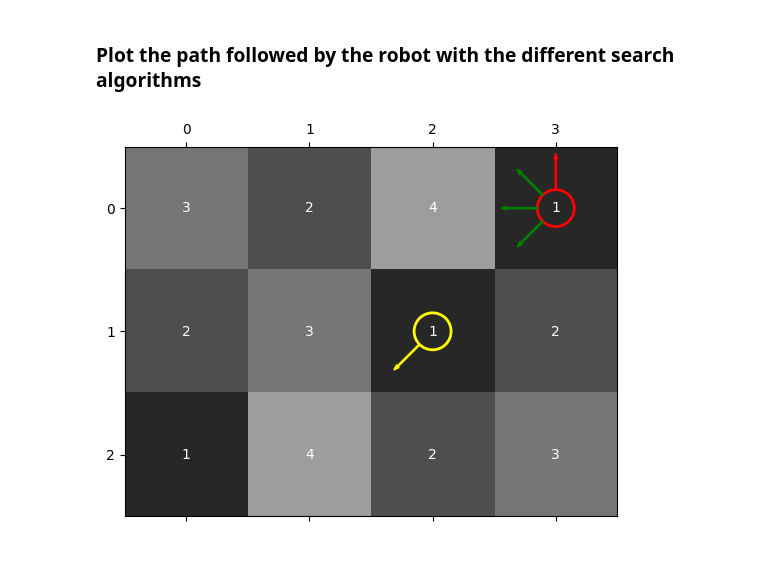
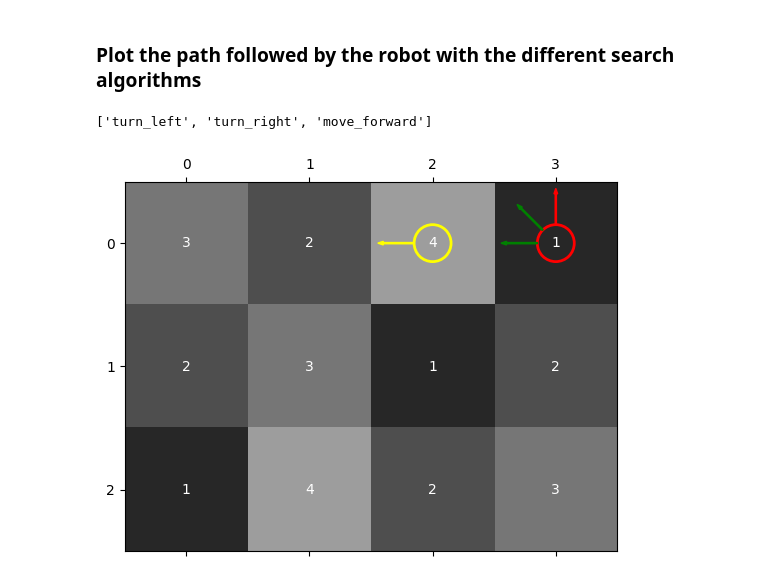
Before and after one commit to antongomez/AIF_P1_SearchAlgorithms, a Jupyter notebook: p1_search.ipynb, the cells around one changed output. Cells and saved outputs as stored; diff of their text form; code cells hidden in the pictures.

Commit message:
Fix actions bug, add atributes in node to print explored nodes and nodes in frontier

```diff
--- a/p1_search.ipynb
+++ b/p1_search.ipynb
@@ -54,7 +54,7 @@ class MinningProblem(Problem):
 
     def is_valid_state(self, state):
         """Check that the given state is a possible state given a board with rows and columns."""
-        return all(x > 0 for x in state) and state[0] < self.rows and state[1] < self.columns and state[2] < 8
+        return all(x >= 0 for x in state) and state[0] < self.rows and state[1] < self.columns and state[2] < 8
 
     def actions(self, state):
         """Return the possible movements of the robot given a state"""
@@ -386,15 +393,23 @@ States: [(0, 0, 0), (0, 0, 2), (0, 1, 2), (0, 1, 3), (1, 2, 3), (2, 3, 3)]
 [figure]
 # %% [markdown]
 ### Plot the path followed by the robot with the different search algorithms
+# %%
+n_rows, n_cols, map, initial, goal = read_input_file("exampleMap.txt")
+mp = MinningProblem(n_rows, n_cols, map, initial, (0, 2, 8))
+
+mp.actions((0, 3, 5))
+# %% [output]
+['turn_left', 'turn_right', 'move_forward']
 # %%
 n_rows, n_cols, map, initial, goal = read_input_file("exampleMap.txt")
+mp = MinningProblem(n_rows, n_cols, map, initial, (0, 2, 8))
 sol = run_search_algorithm(mp, breadth_first_graph_search, verbose=False)
 # Get the states of the solution
 states = [node.state for node in sol.path()]  # we need to unpack the state
 plot_path_in_map(
     np.array(map),
     initial_state=states[0],
     states=states,
 )
 # %% [output]
-[figure, old version]
+[figure, new version]
```
Also changed, not shown: parts of 4 cells of this notebook, 3 other files.
